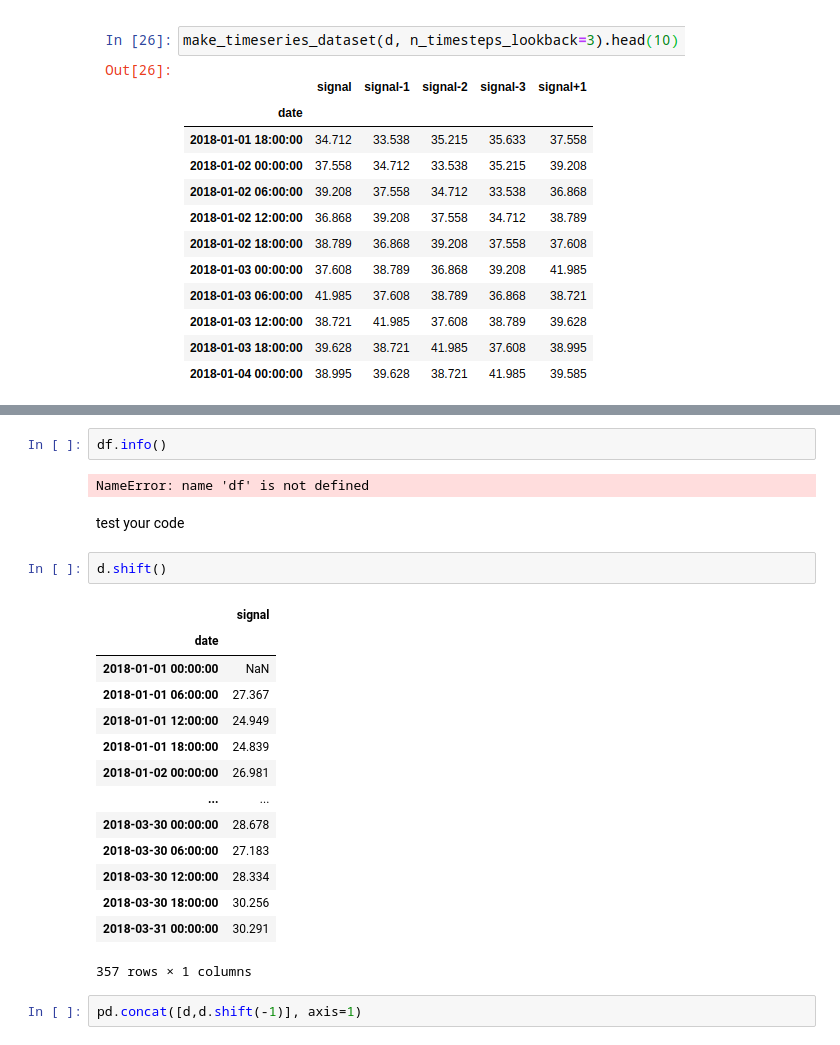
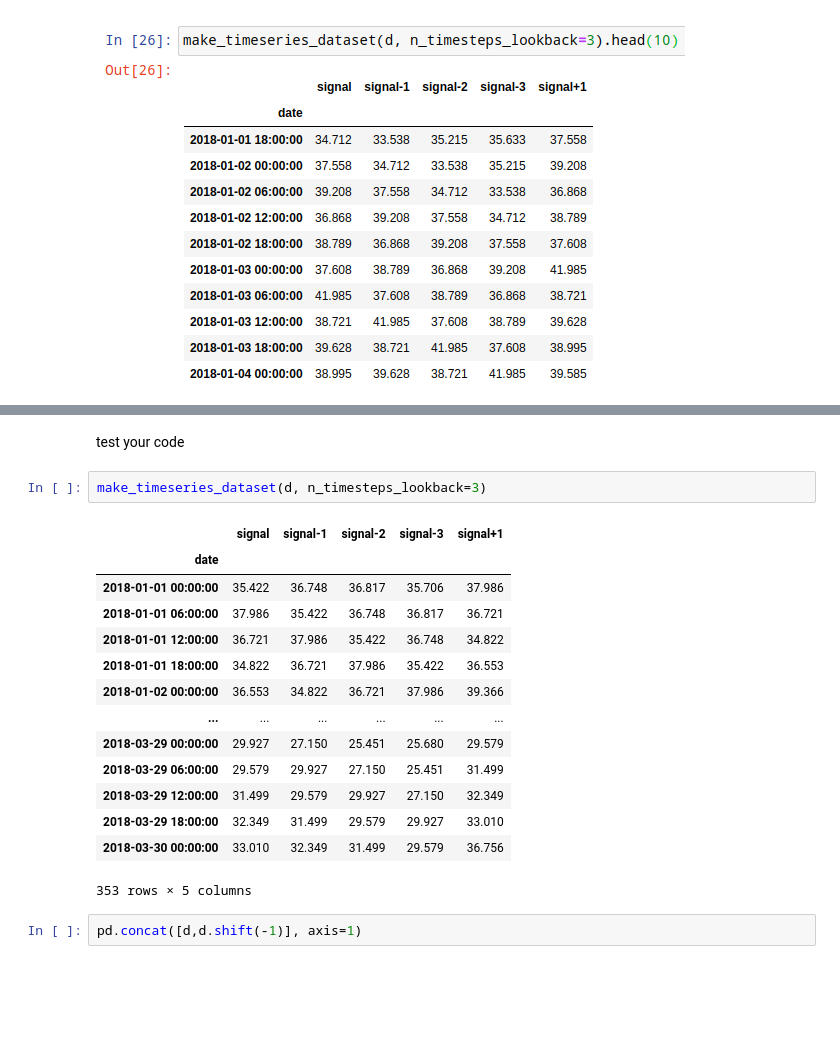
Before and after one commit to cristianpenagos/IAUdeA, a Jupyter notebook: Copia de LAB 03.02 - TIMESERIES MODEL.ipynb, the cells around one changed output, grey strips where cells are left out. Drawn from its saved outputs; the diff is of its cells as text; blank space fills up the shorter version.

```diff
--- a/Copia de LAB 03.02 - TIMESERIES MODEL.ipynb
+++ b/Copia de LAB 03.02 - TIMESERIES MODEL.ipynb
@@ -230,26 +131,22 @@ make_timeseries_dataset(d, 4)
-# %%
-df.info()
-# %% [output]
-NameError: name 'df' is not defined
 # %% [markdown]
 test your code
-# %%
-d.shift()
-# %% [output]
-|  | signal |
-| date |  |
-| 2018-01-01 00:00:00 | NaN |
-| 2018-01-01 06:00:00 | 27.367 |
-| 2018-01-01 12:00:00 | 24.949 |
-| 2018-01-01 18:00:00 | 24.839 |
-| 2018-01-02 00:00:00 | 26.981 |
-| ... | ... |
-| 2018-03-30 00:00:00 | 28.678 |
-| 2018-03-30 06:00:00 | 27.183 |
-| 2018-03-30 12:00:00 | 28.334 |
-| 2018-03-30 18:00:00 | 30.256 |
-| 2018-03-31 00:00:00 | 30.291 |
-357 rows × 1 columns
+# %%
+make_timeseries_dataset(d, n_timesteps_lookback=3)
+# %% [output]
+|  | signal | signal-1 | signal-2 | signal-3 | signal+1 |
+| date |  |  |  |  |  |
+| 2018-01-01 00:00:00 | 35.422 | 36.748 | 36.817 | 35.706 | 37.986 |
+| 2018-01-01 06:00:00 | 37.986 | 35.422 | 36.748 | 36.817 | 36.721 |
+| 2018-01-01 12:00:00 | 36.721 | 37.986 | 35.422 | 36.748 | 34.822 |
+| 2018-01-01 18:00:00 | 34.822 | 36.721 | 37.986 | 35.422 | 36.553 |
+| 2018-01-02 00:00:00 | 36.553 | 34.822 | 36.721 | 37.986 | 39.366 |
+| ... | ... | ... | ... | ... | ... |
+| 2018-03-29 00:00:00 | 29.927 | 27.150 | 25.451 | 25.680 | 29.579 |
+| 2018-03-29 06:00:00 | 29.579 | 29.927 | 27.150 | 25.451 | 31.499 |
+| 2018-03-29 12:00:00 | 31.499 | 29.579 | 29.927 | 27.150 | 32.349 |
+| 2018-03-29 18:00:00 | 32.349 | 31.499 | 29.579 | 29.927 | 33.010 |
+| 2018-03-30 00:00:00 | 33.010 | 32.349 | 31.499 | 29.579 | 36.756 |
+353 rows × 5 columns
 # %%
 pd.concat([d,d.shift(-1)], axis=1)
 # %% [output]
```
Also changed, not shown: parts of 15 cells of this notebook.
